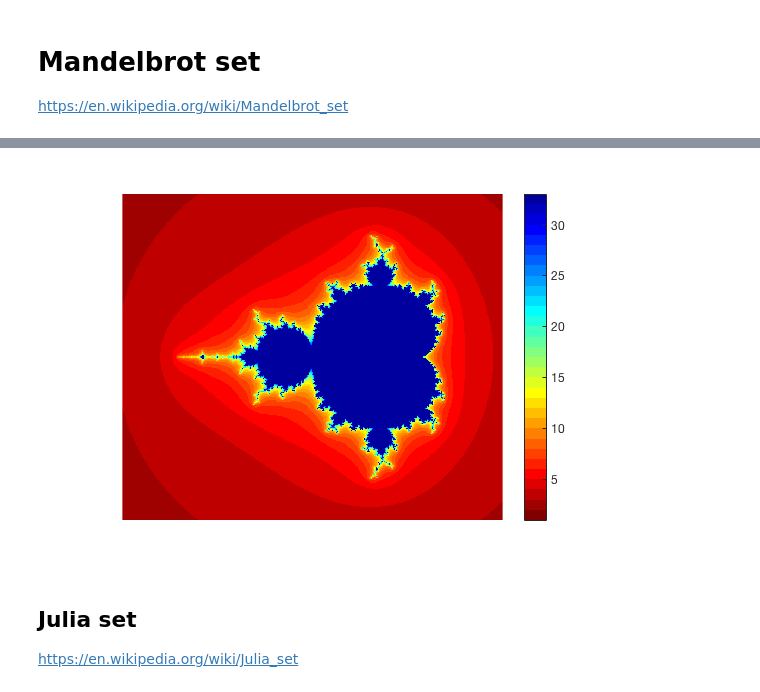
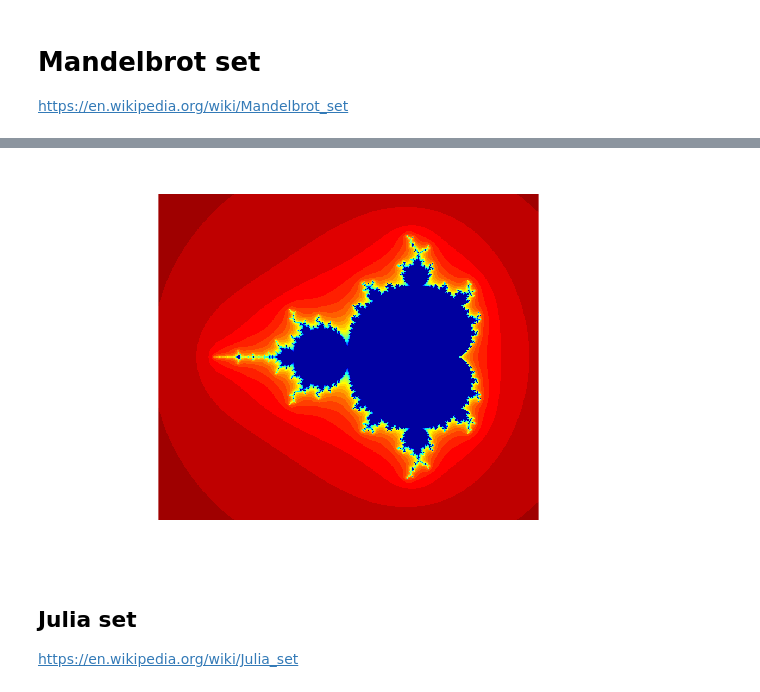
Before and after one commit to HugoStrand/matlab-intro, a Jupyter notebook: Övningar/lösningsförslag/Övning4_Lösningsförslag.ipynb, the cells around one changed output, grey strips where cells are left out. Cells and saved outputs as stored; diff of their text form; code cells hidden in the pictures.

```diff
--- a/Övningar/lösningsförslag/Övning4_Lösningsförslag.ipynb
+++ b/Övningar/lösningsförslag/Övning4_Lösningsförslag.ipynb
@@ -336,5 +343,4 @@ toc
 image(A')
 
 axis('image'); colormap(flipud(jet(depth))); axis off;
-colorbar
 # %% [output]
@@ -342,4 +348,4 @@ Elapsed time is 0.284002 seconds.
-[figure, old version]
+[figure, new version]
 # %% [markdown]
 ## Julia set
 
```
Also changed, not shown: parts of 5 cells of this notebook, 4 other files.
